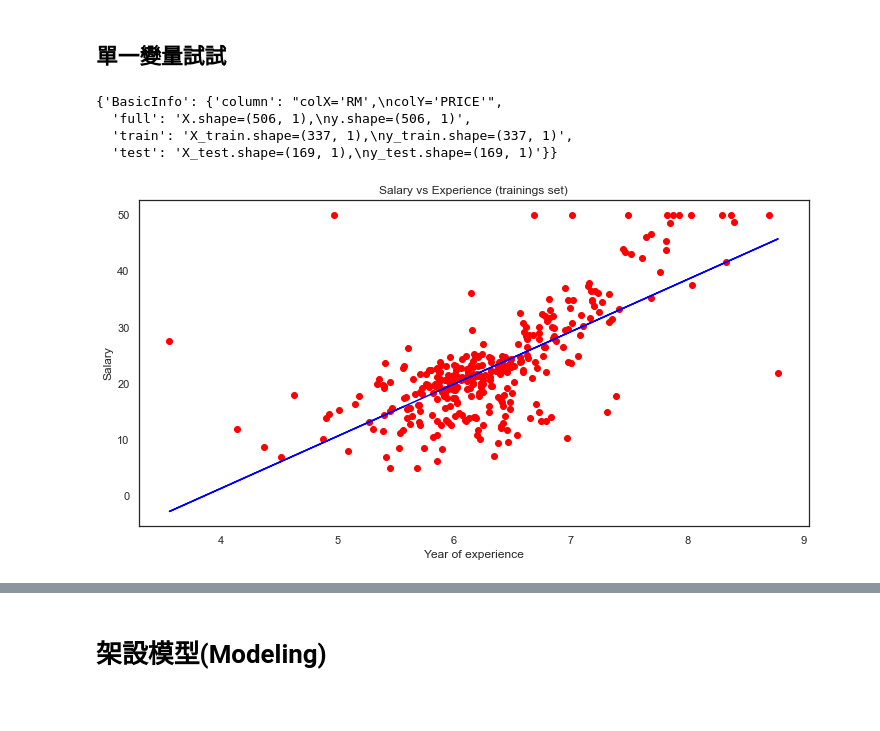
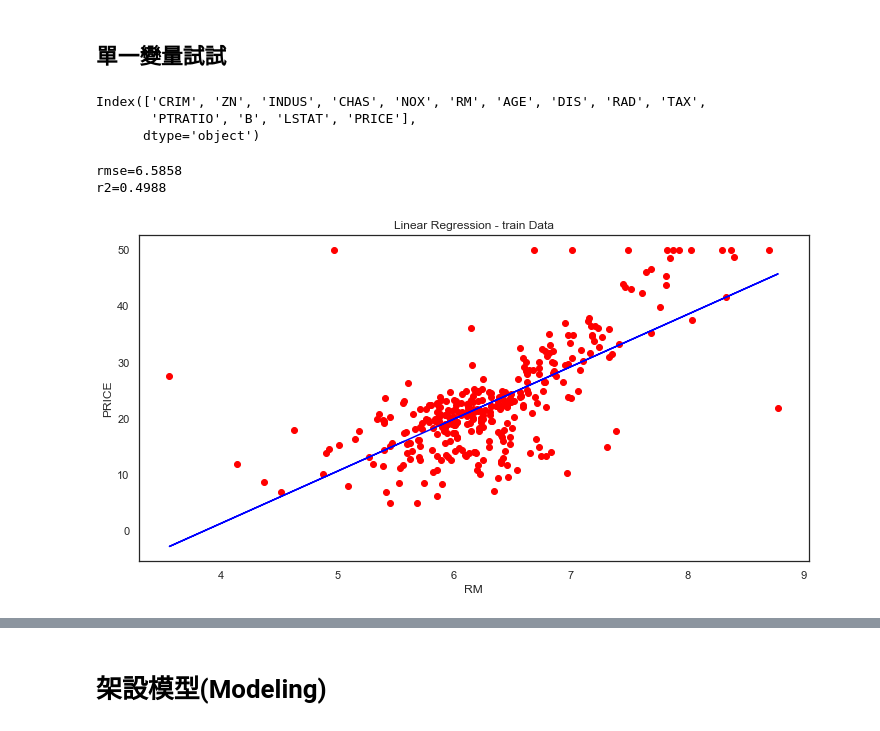
Before and after one commit to KBJIYU/Implementation_ML, a Jupyter notebook: 1_Simple_Linear_Regression.ipynb, the cells around one changed output, grey strips where cells are left out. Saved outputs shown, nothing was run; the diff lists cells and outputs as text; code cells hidden in the pictures.

```diff
--- a/1_Simple_Linear_Regression.ipynb
+++ b/1_Simple_Linear_Regression.ipynb
@@ -143,56 +143,16 @@ for i, col in enumerate(features):
 # 切割訓練數據與測試數據(Split the data into two different parts)
 # %% [markdown]
 ## 單一變量試試
-# %%
-def make_linearRegression(
-    df, colX: str, colY: str, testSizeP: float=1/3, randomState: bool = 0):
-
-    # split
-    from sklearn.model_selection import train_test_split
-    X = np.array(df[colX]).reshape(-1, 1)
-    y = np.array(df[colY]).reshape(-1, 1)
-    X_train, X_test, y_train, y_test = train_test_split(
-        X, y, test_size=testSizeP, random_state=randomState
-    )
-    BasicInfo = {
-        "column": f"{colX=},\n{colY=}",
-        "full": f"{X.shape=},\n{y.shape=}",
-        "train": f"{X_train.shape=},\n{y_train.shape=}",
-        "test": f"{X_test.shape=},\n{y_test.shape=}"
-    }
-
-    # RMSE
-
-    return dict(BasicInfo=BasicInfo)
-
-
-make_linearRegression(bosDf, colX='RM', colY='PRICE')
-# %% [output]
-{'BasicInfo': {'column': "colX='RM',\ncolY='PRICE'",
-  'full': 'X.shape=(506, 1),\ny.shape=(506, 1)',
-  'train': 'X_train.shape=(337, 1),\ny_train.shape=(337, 1)',
-  'test': 'X_test.shape=(169, 1),\ny_test.shape=(169, 1)'}}
-# %%
-# fitting linear model on the training set
-from sklearn.linear_model import LinearRegression
-regressor = LinearRegression()
-regressor.fit(X_train, y_train)
-
-# predecting the test resultㄅ
-# vector of predictions of y
-y_pred = regressor.predict(X_test)
-
-# RMSE
-rmse = (
-    np.sqrt(mean_squared_error(y_train, y_train_predict_1)))
-
-
-# visualizing the training set results
-plt.scatter(X_train, y_train, color='red')
-plt.plot(X_train, regressor.predict(X_train), color='blue')
-plt.title('Salary vs Experience (trainings set)')
-plt.xlabel('Year of experience')
-plt.ylabel('Salary')
-plt.show()
-# %% [output]
-[figure, removed]
+# %%
+bosDf.columns
+# %% [output]
+Index(['CRIM', 'ZN', 'INDUS', 'CHAS', 'NOX', 'RM', 'AGE', 'DIS', 'RAD', 'TAX',
+       'PTRATIO', 'B', 'LSTAT', 'PRICE'],
+      dtype='object')
+# %%
+lrInfo = make_linearRegressionModel(bosDf, colX='RM', colY='PRICE')
+viz_lr(lrInfo, 'train')
+# %% [output]
+rmse=6.5858
+r2=0.4988
+[figure, added]
```
Also changed, not shown: parts of 2 cells of this notebook, 3 other files.
